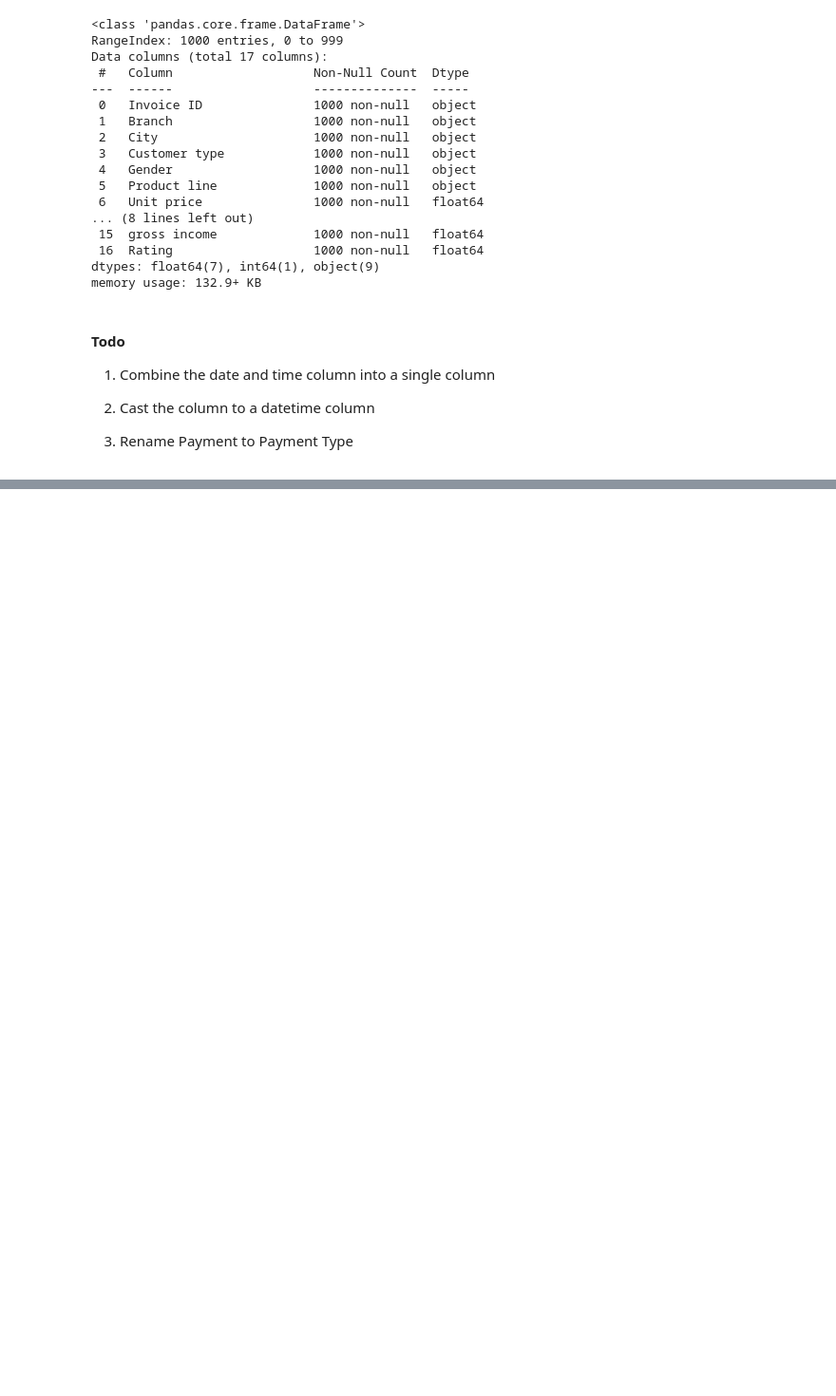
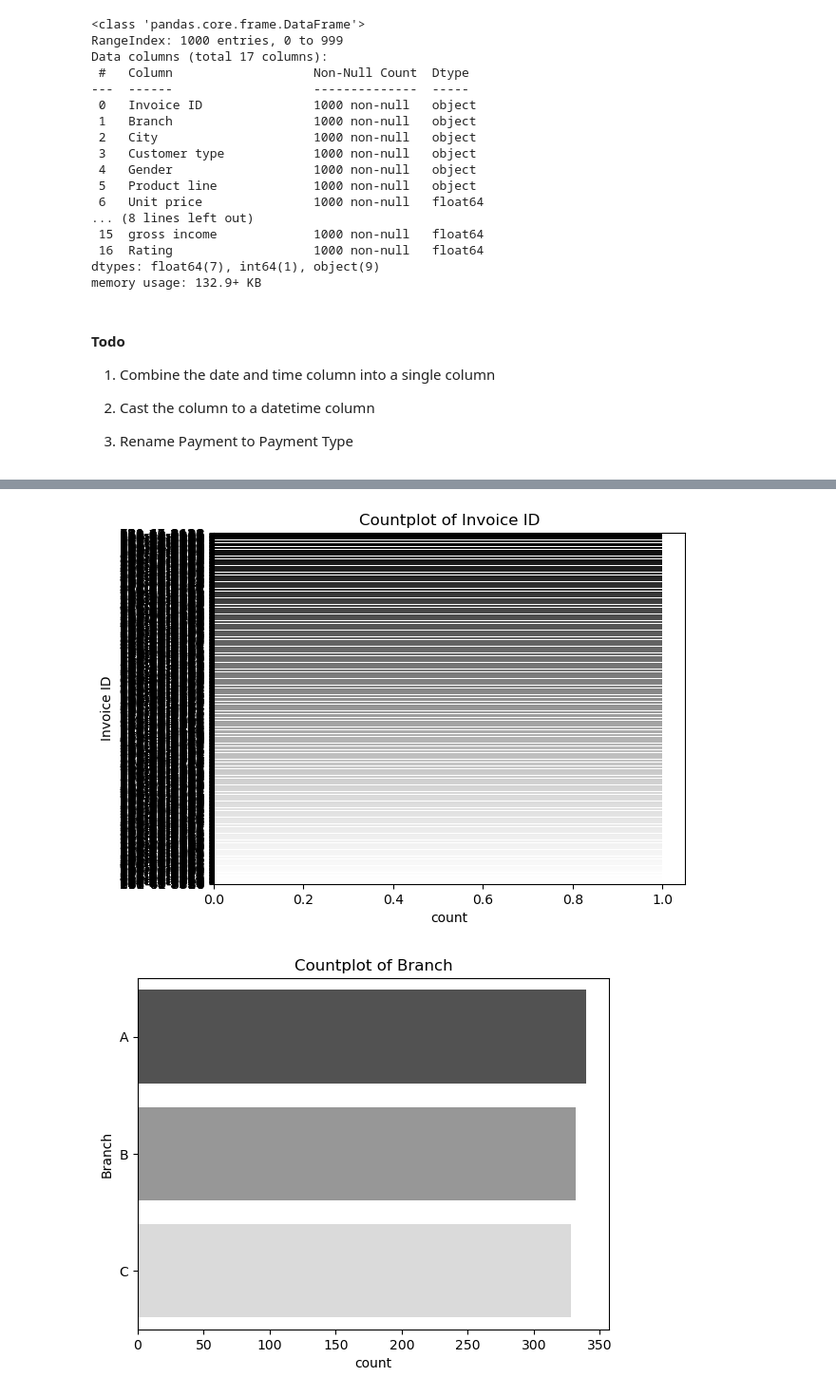
Before and after one commit to Abednego-py/Data_Analysis_With_Python_D-Paragon, a Jupyter notebook: Supermarket Data Analysis.ipynb, the cells around one changed output, grey strips where cells are left out. Shown at 95% size. Drawn from its saved outputs; the diff is of its cells as text; code cells hidden in the pictures; blank space fills up the shorter version.

```diff
--- a/Supermarket Data Analysis.ipynb
+++ b/Supermarket Data Analysis.ipynb
@@ -124,0 +224,3 @@ memory usage: 132.9+ KB
+# %%
+dimensions.remove('Date')
+dimensions.remove('Time')
@@ -124,0 +237,6 @@ memory usage: 132.9+ KB
+# %%
+for column in dimensions:
+    draw_count_plot(comb_df, column)
+# %% [output]
+[figure, added]
+[figure, added]
```
Also changed, not shown: parts of 88 cells of this notebook, 2 other files.
